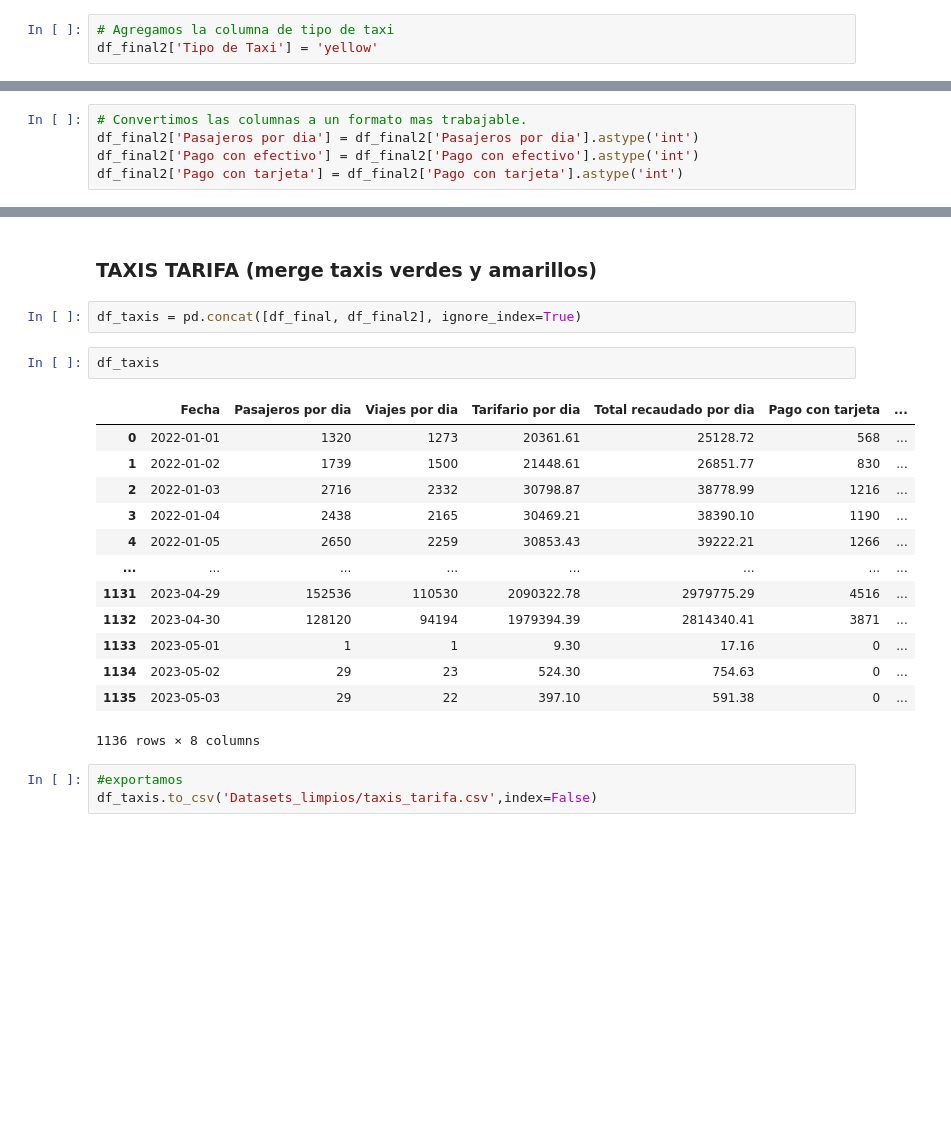
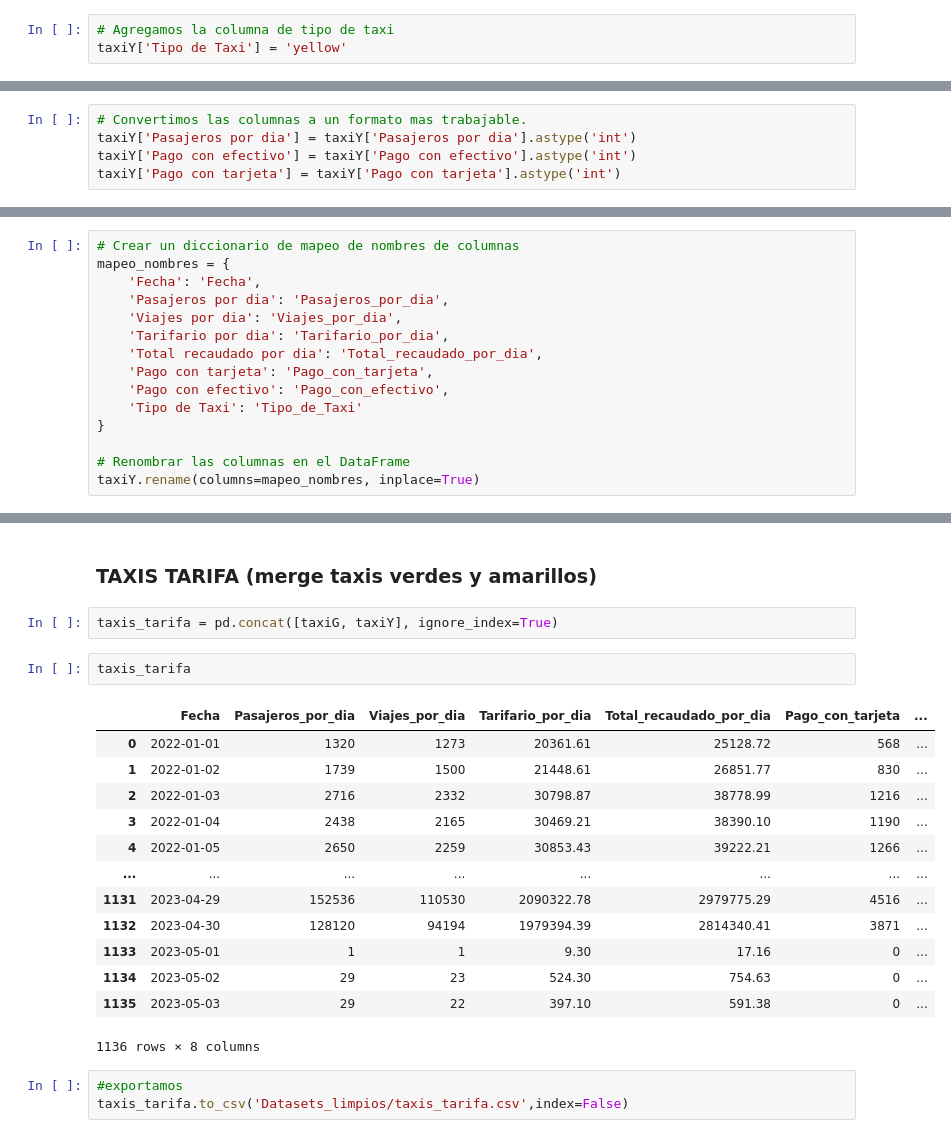
Before and after one commit to Joli1605/Proyecto_Movilidad_Sostenible_NYC, a Jupyter notebook: sprint_2/ETL_taxis.ipynb, the cells around one changed output, grey strips where cells are left out. Saved outputs shown, nothing was run; the diff lists cells and outputs as text; blank space fills up the shorter version.

```diff
--- a/sprint_2/ETL_taxis.ipynb
+++ b/sprint_2/ETL_taxis.ipynb
@@ -684,4 +536,4 @@ df_final2=df_final2.rename(columns=columnas)
 # %%
 # Agregamos la columna de tipo de taxi
-df_final2['Tipo de Taxi'] = 'yellow'
+taxiY['Tipo de Taxi'] = 'yellow'
 # %%
@@ -704,6 +556,6 @@ dtypes: float64(3), int64(1), object(2), uint64(2)
 memory usage: 34.8+ KB
 # %%
 # Convertimos las columnas a un formato mas trabajable.
-df_final2['Pasajeros por dia'] = df_final2['Pasajeros por dia'].astype('int')
-df_final2['Pago con efectivo'] = df_final2['Pago con efectivo'].astype('int')
-df_final2['Pago con tarjeta'] = df_final2['Pago con tarjeta'].astype('int')
+taxiY['Pasajeros por dia'] = taxiY['Pasajeros por dia'].astype('int')
+taxiY['Pago con efectivo'] = taxiY['Pago con efectivo'].astype('int')
+taxiY['Pago con tarjeta'] = taxiY['Pago con tarjeta'].astype('int')
@@ -727,0 +569,15 @@ memory usage: 28.3+ KB
+# %%
+# Crear un diccionario de mapeo de nombres de columnas
+mapeo_nombres = {
+    'Fecha': 'Fecha',
+    'Pasajeros por dia': 'Pasajeros_por_dia',
+    'Viajes por dia': 'Viajes_por_dia',
+    'Tarifario por dia': 'Tarifario_por_dia',
+    'Total recaudado por dia': 'Total_recaudado_por_dia',
+    'Pago con tarjeta': 'Pago_con_tarjeta',
+    'Pago con efectivo': 'Pago_con_efectivo',
+    'Tipo de Taxi': 'Tipo_de_Taxi'
+}
+
+# Renombrar las columnas en el DataFrame
+taxiY.rename(columns=mapeo_nombres, inplace=True)
@@ -739,23 +598,23 @@ memory usage: 28.3+ KB
 # %% [markdown]
 ### **TAXIS TARIFA (merge taxis verdes y amarillos)**
 # %%
-df_taxis = pd.concat([df_final, df_final2], ignore_index=True)
+taxis_tarifa = pd.concat([taxiG, taxiY], ignore_index=True)
-# %%
-df_taxis
-# %% [output]
-|  | Fecha | Pasajeros por dia | Viajes por dia | Tarifario por dia | Total recaudado por dia | Pago con tarjeta | ... |
-| 0 | 2022-01-01 | 1320 | 1273 | 20361.61 | 25128.72 | 568 | ... |
-| 1 | 2022-01-02 | 1739 | 1500 | 21448.61 | 26851.77 | 830 | ... |
-| 2 | 2022-01-03 | 2716 | 2332 | 30798.87 | 38778.99 | 1216 | ... |
-| 3 | 2022-01-04 | 2438 | 2165 | 30469.21 | 38390.10 | 1190 | ... |
-| 4 | 2022-01-05 | 2650 | 2259 | 30853.43 | 39222.21 | 1266 | ... |
-| ... | ... | ... | ... | ... | ... | ... | ... |
-| 1131 | 2023-04-29 | 152536 | 110530 | 2090322.78 | 2979775.29 | 4516 | ... |
-| 1132 | 2023-04-30 | 128120 | 94194 | 1979394.39 | 2814340.41 | 3871 | ... |
-| 1133 | 2023-05-01 | 1 | 1 | 9.30 | 17.16 | 0 | ... |
-| 1134 | 2023-05-02 | 29 | 23 | 524.30 | 754.63 | 0 | ... |
-| 1135 | 2023-05-03 | 29 | 22 | 397.10 | 591.38 | 0 | ... |
-1136 rows × 8 columns
+# %%
+taxis_tarifa
+# %% [output]
+|  | Fecha | Pasajeros_por_dia | Viajes_por_dia | Tarifario_por_dia | Total_recaudado_por_dia | Pago_con_tarjeta | ... |
+| 0 | 2022-01-01 | 1320 | 1273 | 20361.61 | 25128.72 | 568 | ... |
+| 1 | 2022-01-02 | 1739 | 1500 | 21448.61 | 26851.77 | 830 | ... |
+| 2 | 2022-01-03 | 2716 | 2332 | 30798.87 | 38778.99 | 1216 | ... |
+| 3 | 2022-01-04 | 2438 | 2165 | 30469.21 | 38390.10 | 1190 | ... |
+| 4 | 2022-01-05 | 2650 | 2259 | 30853.43 | 39222.21 | 1266 | ... |
+| ... | ... | ... | ... | ... | ... | ... | ... |
+| 1131 | 2023-04-29 | 152536 | 110530 | 2090322.78 | 2979775.29 | 4516 | ... |
+| 1132 | 2023-04-30 | 128120 | 94194 | 1979394.39 | 2814340.41 | 3871 | ... |
+| 1133 | 2023-05-01 | 1 | 1 | 9.30 | 17.16 | 0 | ... |
+| 1134 | 2023-05-02 | 29 | 23 | 524.30 | 754.63 | 0 | ... |
+| 1135 | 2023-05-03 | 29 | 22 | 397.10 | 591.38 | 0 | ... |
+1136 rows × 8 columns
 # %%
 #exportamos
-df_taxis.to_csv('Datasets_limpios/taxis_tarifa.csv',index=False)
+taxis_tarifa.to_csv('Datasets_limpios/taxis_tarifa.csv',index=False)
```
Also changed, not shown: parts of 43 cells of this notebook, 19 other files.
